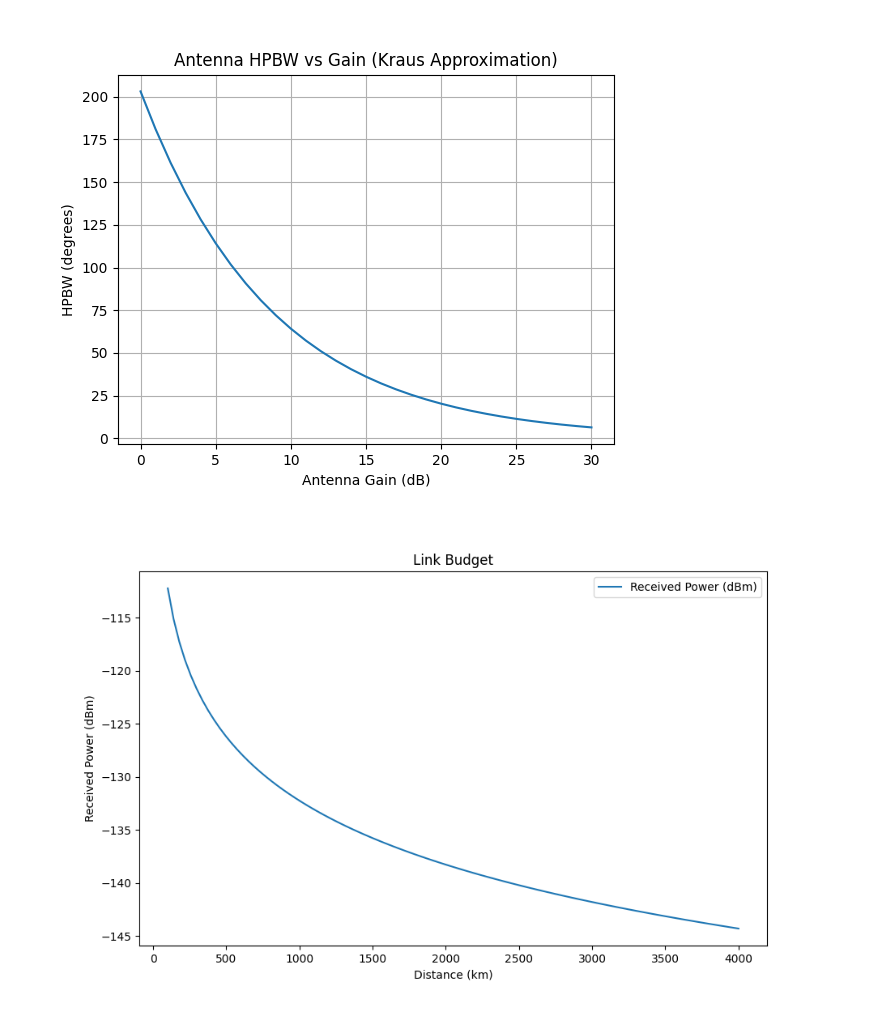
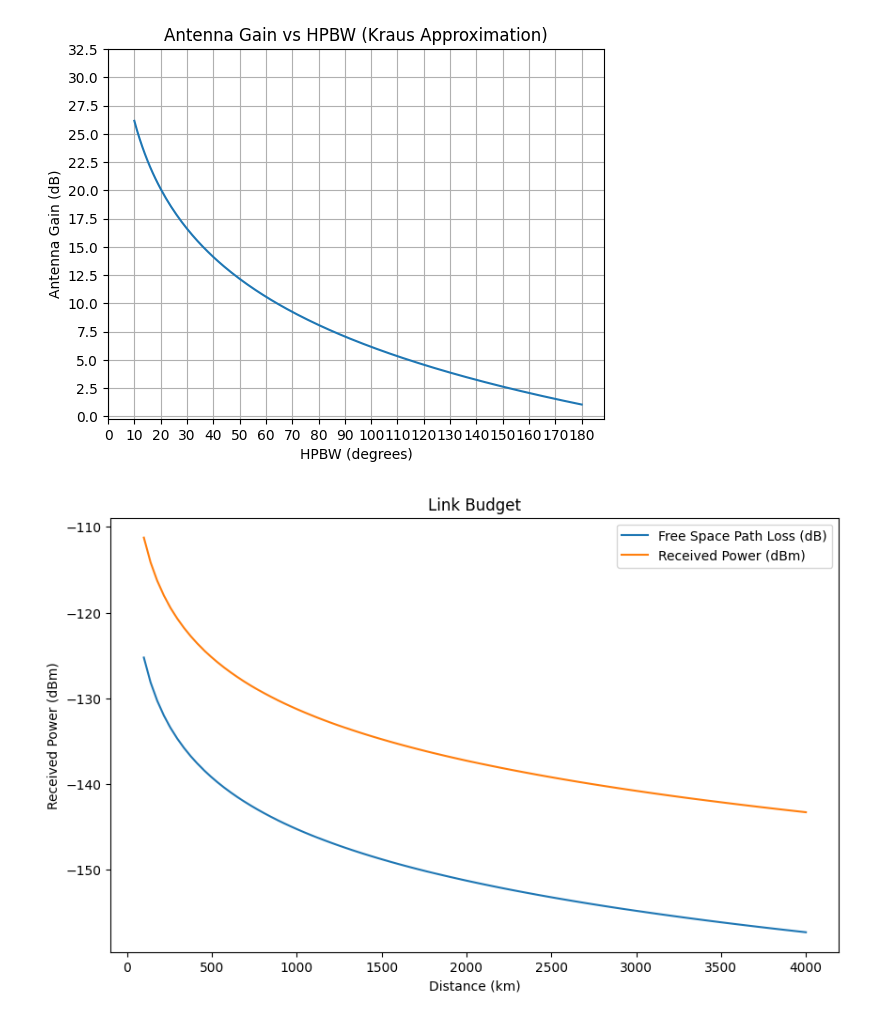
Before and after one commit to kamilix2003/sat-ant, a Jupyter notebook: link_budget.ipynb, the cells around one changed output. Cells and saved outputs as stored; diff of their text form; code cells hidden in the pictures.

```diff
--- a/link_budget.ipynb
+++ b/link_budget.ipynb
@@ -26,39 +30,52 @@ plt.show()
 # %%
 def antenna_gain_kraus_db(hpbw_deg):
   gain = 360**2 / np.pi / hpbw_deg**2
   gain_db = 10 * np.log10(gain)
   return gain_db
 
 def antenna_hpbw_kraus_db(gain_db):
   gain = 10**(gain_db / 10)
   hpbw_deg = np.sqrt(360**2 / np.pi / gain)
   return hpbw_deg
 
 antenna_gain_db = np.arange(0, 30+1, 1)
+antenna_hpbw_deg = np.arange(10, 180+1, 1)
+max_slant_angle_deg = 90 - antenna_hpbw_deg / 2
+
+antenna_gain = antenna_gain_kraus_db(antenna_hpbw_deg)
 
 fig = plt.figure()
 ax = plt.subplot(111)
-ax.plot(antenna_gain_db, antenna_hpbw_kraus_db(antenna_gain_db))
-ax.set_xlabel('Antenna Gain (dB)')
-ax.set_ylabel('HPBW (degrees)')
-ax.set_title('Antenna HPBW vs Gain (Kraus Approximation)')
+# ax.plot(antenna_gain_db, antenna_hpbw_kraus_db(antenna_gain_db))
+ax.plot(antenna_hpbw_deg, antenna_gain)
+ax.set_ylabel('Antenna Gain (dB)')
+ax.set_xlabel('HPBW (degrees)')
+ax.set_title('Antenna Gain vs HPBW (Kraus Approximation)')
+ax.set_xticks(np.arange(0, 190, 10))
+ax.set_yticks(np.arange(0, 35, 2.5))
 ax.grid()
 plt.show()
 # %% [output]
-[figure, old version]
+[figure, new version]
 # %%
-losses = [
-  ("tx power [dBm]", 20),
+tx_power_dbm = 13
+gains = [
+  ("tx power [dBm]", tx_power_dbm),
   ("tx antenna gain [dBi]", 0),
-  ("free space path loss [dB]", -fspl),
-  ("rx antenna gain [dBi]", 0),
+  ("rx antenna gain [dBi]", 11),
+]
+main_losses = [
+  ("free space path loss [dB]", -fspl)
+]
+additional_losses = [
   ("polarization mismatch [dB]", -3),
   ("implementation loss [dB]", -4),
-  ("pointing loss [dB]", 0),
+  ("pointing loss [dB]", -3),
 ]
 
-rx_power_dbm = sum(loss[1] for loss in losses)
+rx_power_dbm = sum(loss[1] for loss in gains) + sum(loss[1] for loss in main_losses) + sum(loss[1] for loss in additional_losses)
 plt.figure(figsize=(10, 6))
+plt.plot(distance / 1e3, -fspl, label='Free Space Path Loss (dB)')
 plt.plot(distance / 1e3, rx_power_dbm, label='Received Power (dBm)')
 plt.xlabel('Distance (km)')
 plt.ylabel('Received Power (dBm)')
@@ -66,7 +83,7 @@ plt.title('Link Budget')
 plt.legend()
 plt.show()
 # %% [output]
-[figure, old version]
+[figure, new version]
 # %%
 lora_params = {
   "bw": [
```
Also changed, not shown: parts of 6 cells of this notebook, 10 other files.
